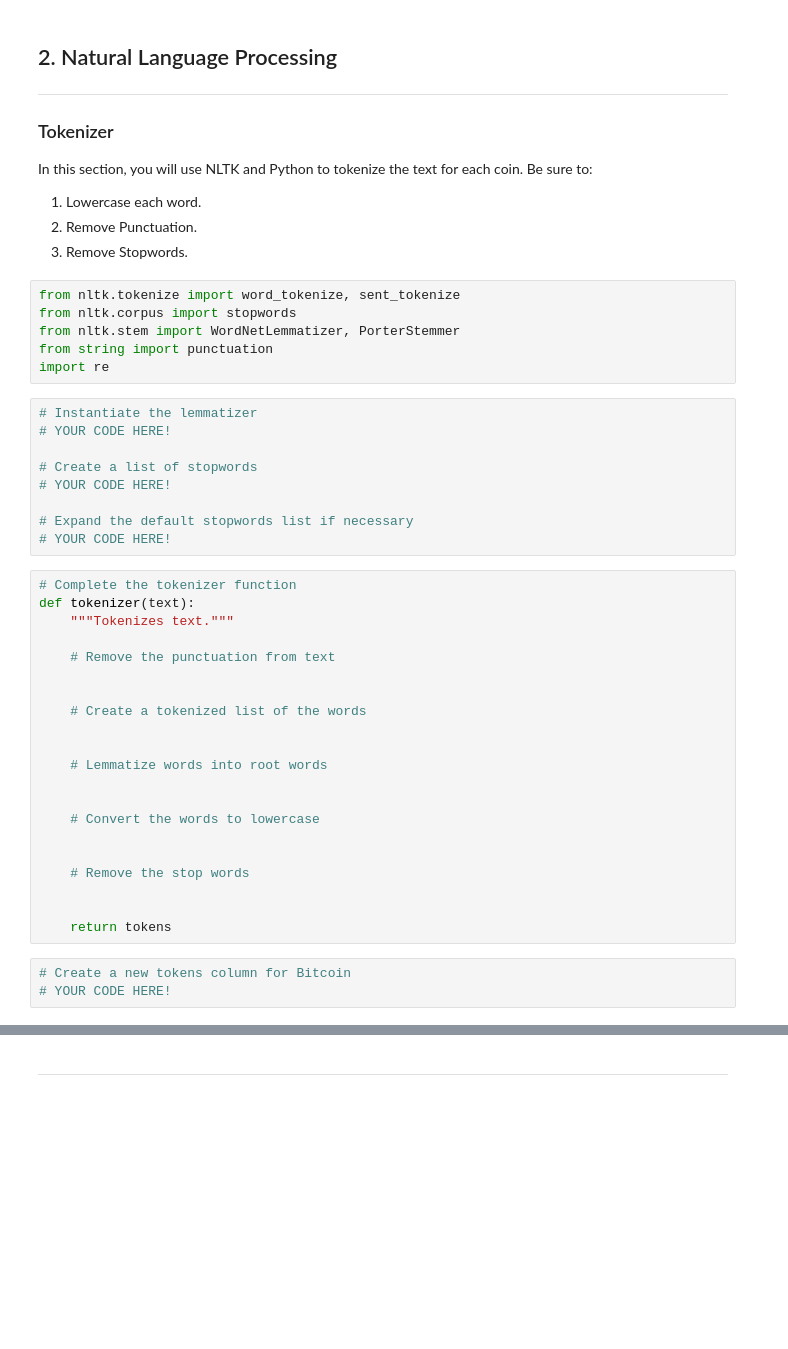
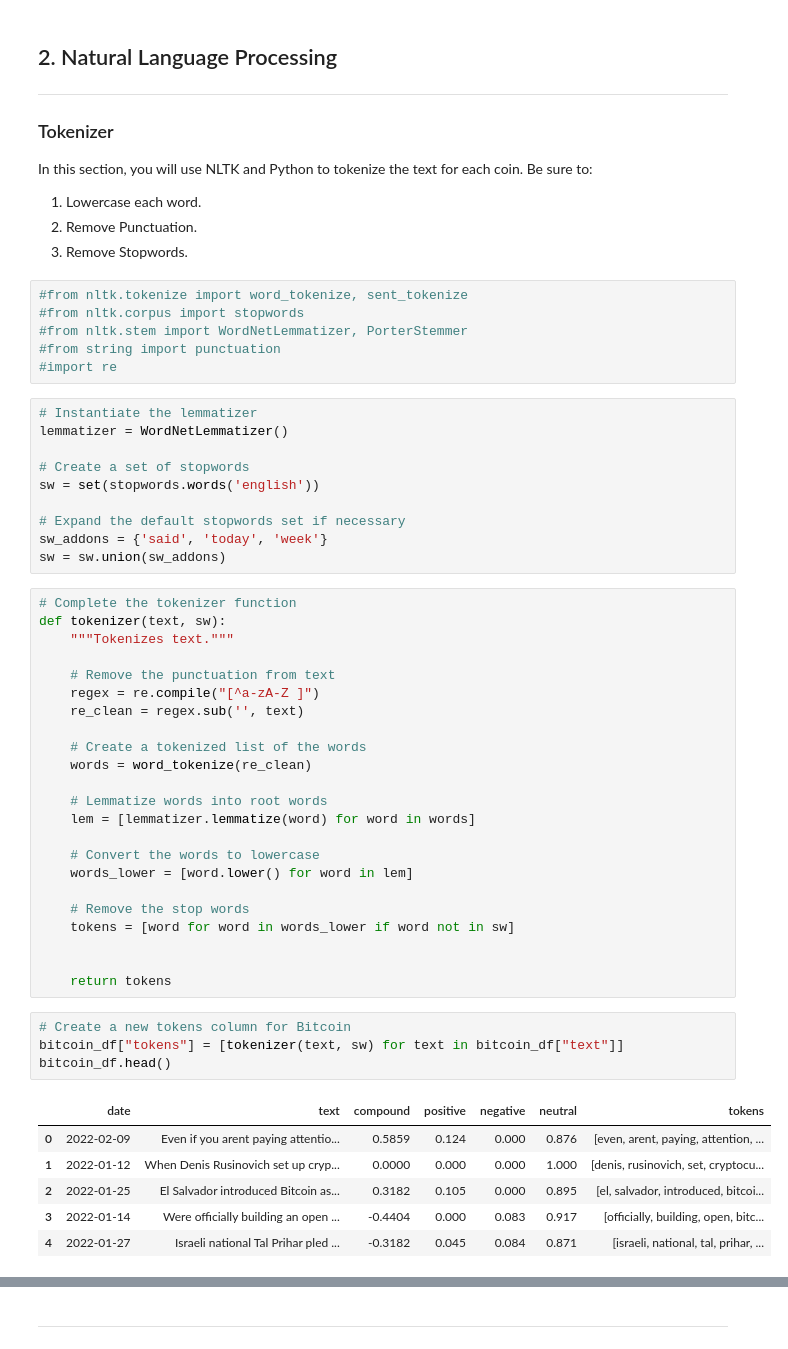
Before and after one commit to brilliantlyc/Cryptocurrency_NLP_Analysis, a Jupyter notebook: crypto_sentiment.ipynb, the cells around one changed output, grey strips where cells are left out. Drawn from its saved outputs; the diff is of its cells as text; blank space fills up the shorter version.

Commit message:
Completed the Tokenize section of the NLP part.

```diff
--- a/crypto_sentiment.ipynb
+++ b/crypto_sentiment.ipynb
@@ -200,43 +205,54 @@ In this section, you will use NLTK and Python to tokenize the text for each coin
 2. Remove Punctuation.
 3. Remove Stopwords.
 # %%
-from nltk.tokenize import word_tokenize, sent_tokenize
-from nltk.corpus import stopwords
-from nltk.stem import WordNetLemmatizer, PorterStemmer
-from string import punctuation
-import re
+#from nltk.tokenize import word_tokenize, sent_tokenize
+#from nltk.corpus import stopwords
+#from nltk.stem import WordNetLemmatizer, PorterStemmer
+#from string import punctuation
+#import re
 # %%
 # Instantiate the lemmatizer
-# YOUR CODE HERE!
+lemmatizer = WordNetLemmatizer()
 
-# Create a list of stopwords
-# YOUR CODE HERE!
+# Create a set of stopwords
+sw = set(stopwords.words('english'))
 
-# Expand the default stopwords list if necessary
-# YOUR CODE HERE!
+# Expand the default stopwords set if necessary
+sw_addons = {'said', 'today', 'week'}
+sw = sw.union(sw_addons)
 # %%
 # Complete the tokenizer function
-def tokenizer(text):
+def tokenizer(text, sw):
     """Tokenizes text."""
 
     # Remove the punctuation from text
-
+    regex = re.compile("[^a-zA-Z ]")
+    re_clean = regex.sub('', text)
 
     # Create a tokenized list of the words
-
+    words = word_tokenize(re_clean)
 
     # Lemmatize words into root words
-
+    lem = [lemmatizer.lemmatize(word) for word in words]
 
     # Convert the words to lowercase
-
+    words_lower = [word.lower() for word in lem]
 
     # Remove the stop words
+    tokens = [word for word in words_lower if word not in sw]
 
 
     return tokens
 # %%
 # Create a new tokens column for Bitcoin
-# YOUR CODE HERE!
+bitcoin_df["tokens"] = [tokenizer(text, sw) for text in bitcoin_df["text"]]
+bitcoin_df.head()
+# %% [output]
+|  | date | text | compound | positive | negative | neutral | tokens |
+| 0 | 2022-02-09 | Even if you arent paying attentio... | 0.5859 | 0.124 | 0.000 | 0.876 | [even, arent, paying, attention, ... |
+| 1 | 2022-01-12 | When Denis Rusinovich set up cryp... | 0.0000 | 0.000 | 0.000 | 1.000 | [denis, rusinovich, set, cryptocu... |
+| 2 | 2022-01-25 | El Salvador introduced Bitcoin as... | 0.3182 | 0.105 | 0.000 | 0.895 | [el, salvador, introduced, bitcoi... |
+| 3 | 2022-01-14 | Were officially building an open ... | -0.4404 | 0.000 | 0.083 | 0.917 | [officially, building, open, bitc... |
+| 4 | 2022-01-27 | Israeli national Tal Prihar pled ... | -0.3182 | 0.045 | 0.084 | 0.871 | [israeli, national, tal, prihar, ... |
 # %%
 # Create a new tokens column for Ethereum
```
Also changed, not shown: parts of 10 cells of this notebook.
